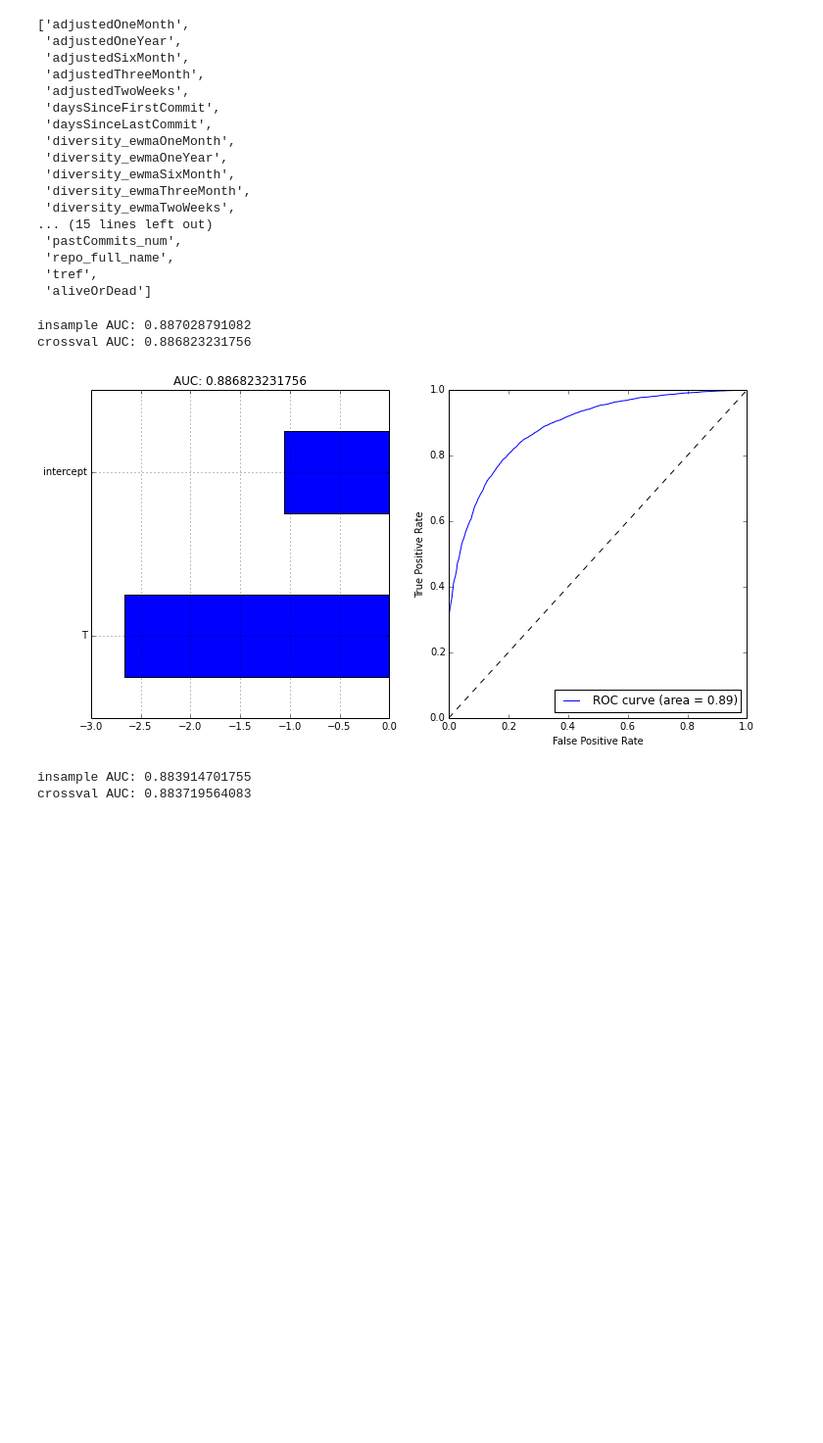
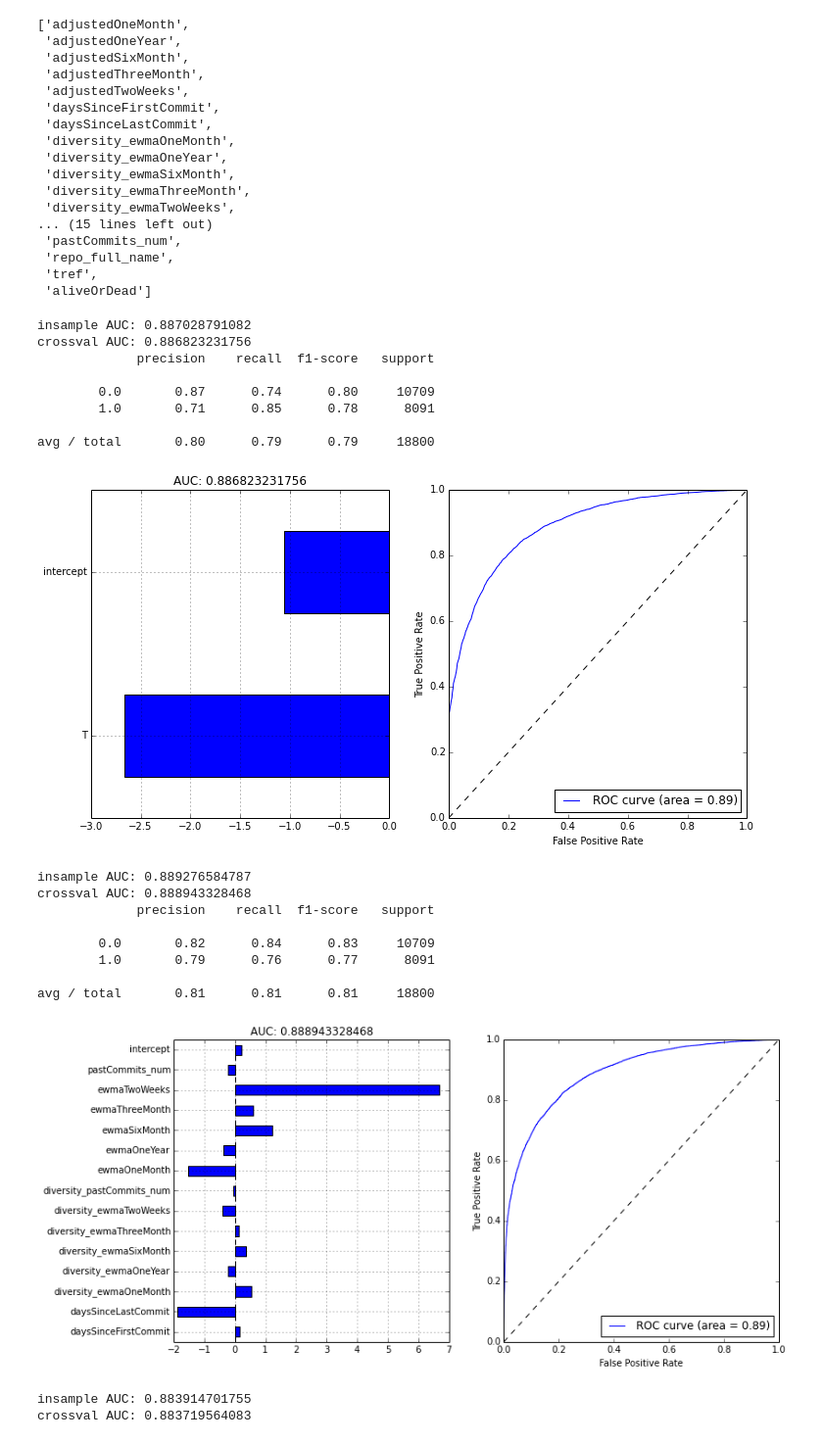
Before and after one commit to gauthamnair/repopulse, a Jupyter notebook: featureImportanceInLogisticRegression.ipynb, the cells around one changed output. Shown at 98% size. Saved outputs shown, nothing was run; the diff lists cells and outputs as text; code cells hidden in the pictures; blank space fills up the shorter version.

Commit message:
deployed with refactored way of making predictors. Using classic ewma, diversity predictors.

```diff
--- a/featureImportanceInLogisticRegression.ipynb
+++ b/featureImportanceInLogisticRegression.ipynb
@@ -94,10 +94,40 @@ pm = PredictorsMaker()
 pm.includeColumn('daysSinceLastCommit', alias='T')
 result = evaluatePredictors(pm)
 plotLogistic(*result)
+print result[1].classification_report()
 # %% [output]
 insample AUC: 0.887028791082
 crossval AUC: 0.886823231756
+             precision    recall  f1-score   support
+
+        0.0       0.87      0.74      0.80     10709
+        1.0       0.71      0.85      0.78      8091
+
+avg / total       0.80      0.79      0.79     18800
 [figure]
+# %%
+pm = PredictorsMaker()
+pm.includeColumn('daysSinceLastCommit')
+
+toAdd = ['pastCommits_num', 'daysSinceFirstCommit']
+toAdd += [x for x in byRepo.keys() if x.startswith('ewma')]
+toAdd += [x for x in byRepo.keys() if x.startswith('diversity')]
+for colName in toAdd:
+    pm.includeColumn(colName)
+
+result = evaluatePredictors(pm)
+plotLogistic(*result)
+print result[1].classification_report()
+# %% [output]
+insample AUC: 0.889276584787
+crossval AUC: 0.888943328468
+             precision    recall  f1-score   support
+
+        0.0       0.82      0.84      0.83     10709
+        1.0       0.79      0.76      0.77      8091
+
+avg / total       0.81      0.81      0.81     18800
+[figure, added]
 # %%
 pm = PredictorsMaker()
 pm.includeColumn('daysSinceLastCommit', alias='T')
```
Also changed, not shown: 1 other file.
